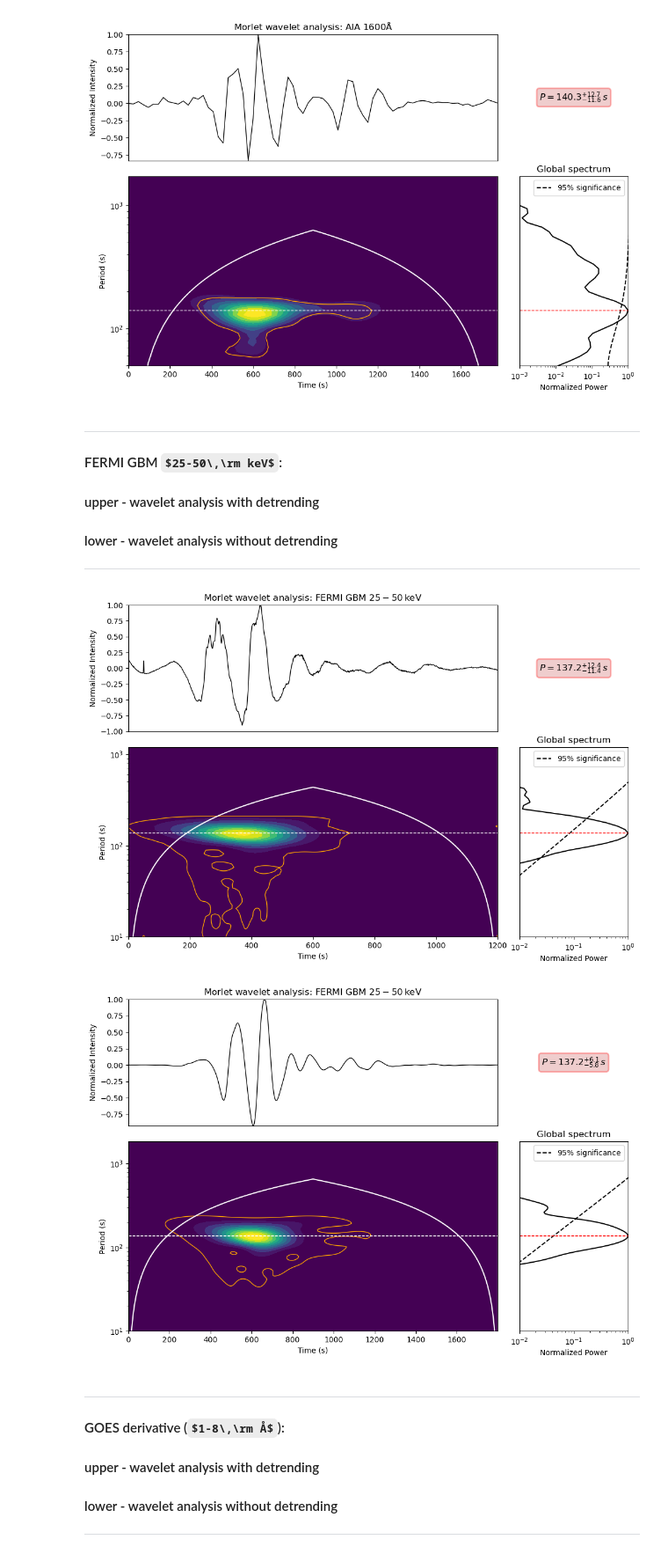
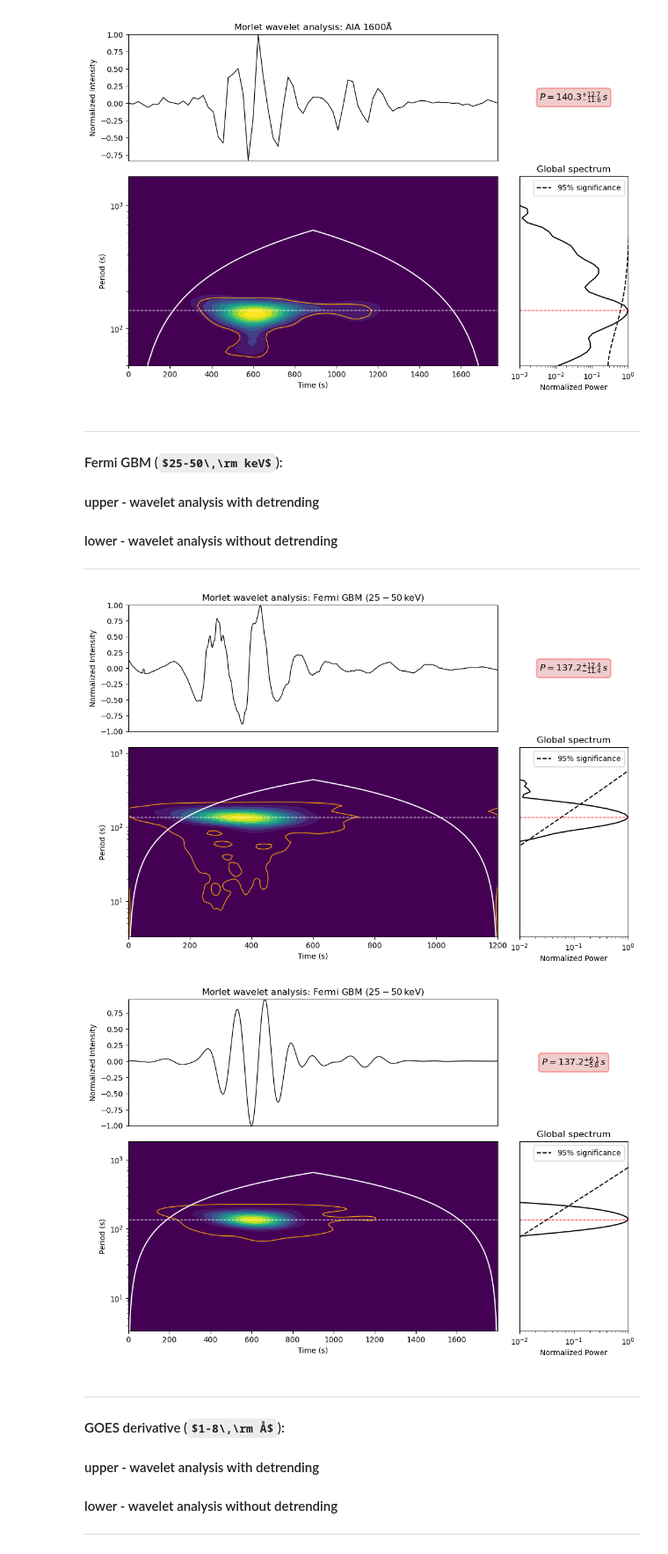
Before and after one commit to zorzeus/solar_flares_internship, a Jupyter notebook: sfi_01.ipynb, the cells around one changed output. Shown at 88% size. Drawn from its saved outputs; the diff is of its cells as text; code cells hidden in the pictures; some formulas as TeX source.

```diff
--- a/sfi_01.ipynb
+++ b/sfi_01.ipynb
@@ -500,7 +500,7 @@ def wavelet_analysis(series: pd.Series,
                            detrend: bool = True,
                            detrend_method: str = "spline",
                            period_min: float = 100.0,
-                           period_max: float = 350.0,
+                           period_max: float = 200.0,
                            peak_method: str = "ridge",
                            min_ratio: float = 1.0,
                            radio: bool = False):
@@ -534,7 +534,7 @@ def wavelet_analysis(series: pd.Series,
             spline = LSQUnivariateSpline(t, y.values, t[knots], k=3)
             proc = y.values - spline(t)
         elif detrend_method == "savgol":
-            window = int(400.0 / dt)
+            window = int(300.0 / dt)
             if window % 2 == 0:
                 window += 1
             baseline = savgol_filter(y.values, window_length=window, polyorder=3, mode='interp')
@@ -608,7 +608,7 @@ def wavelet_analysis(series: pd.Series,
     ax_ts.set_xlim(t.min(),t.max())
     ax_ts.set_ylim((-1, 1) if detrend else (norm_det.min(), norm_det.max()))
     ax_ts.set_ylabel('Normalized Intensity')
-    ax_ts.set_title(r'Morlet wavelet analysis: WIND ($2.5\,MHz$)')
+    ax_ts.set_title(r'Morlet wavelet analysis: Fermi GBM ($25-50\,\rm keV$)')
     ax_ts.xaxis.set_visible(False)
 
     ax_box=fig.add_subplot(gs[0,3])
@@ -632,7 +632,7 @@ def wavelet_analysis(series: pd.Series,
     ymin=period.min()
     ymax=period.max()
     ax_wps.set_ylim(ymin,ymax)
-    yticks=[ymin,100,1000]
+    yticks=[10,100,1000]
     ax_wps.set_yticks(yticks)
     ax_wps.set_xlim(t.min(),t.max())
 
@@ -714,7 +714,7 @@ P0, err_low, err_high, fig = wavelet_analysis(aia1600, dj=0.125,
 # %% [markdown]
 ---
 
-#### FERMI GBM $25-50\,\rm keV$:
+#### Fermi GBM ($25-50\,\rm keV$):
 
 #### upper - wavelet analysis with detrending
 
@@ -722,21 +722,20 @@ P0, err_low, err_high, fig = wavelet_analysis(aia1600, dj=0.125,
 
 ---
 # %%
-fermi = norm_gbm
-fermi = norm_gbm.loc[t0_dt:t1_dt]
+fermi = smooth_gbm.loc[t0_dt:t1_dt]
 
 P0, err_low, err_high, fig = wavelet_analysis(fermi, dj=0.125,
                                 detrend=True, peak_method='ridge',
                                 detrend_method='savgol')
 
 fermi = norm_gbm
 fermi = norm_gbm.loc[t0_nd:t1_nd]
 
 P0, err_low, err_high, fig = wavelet_analysis(fermi, dj=0.0625,
                                 detrend=False, peak_method='ratio_ridge')
 # %% [output]
-[figure, old version]
+[figure, new version]
-[figure, old version]
+[figure, new version]
 # %% [markdown]
 ---
 
```
Also changed, not shown: parts of 19 cells of this notebook.
